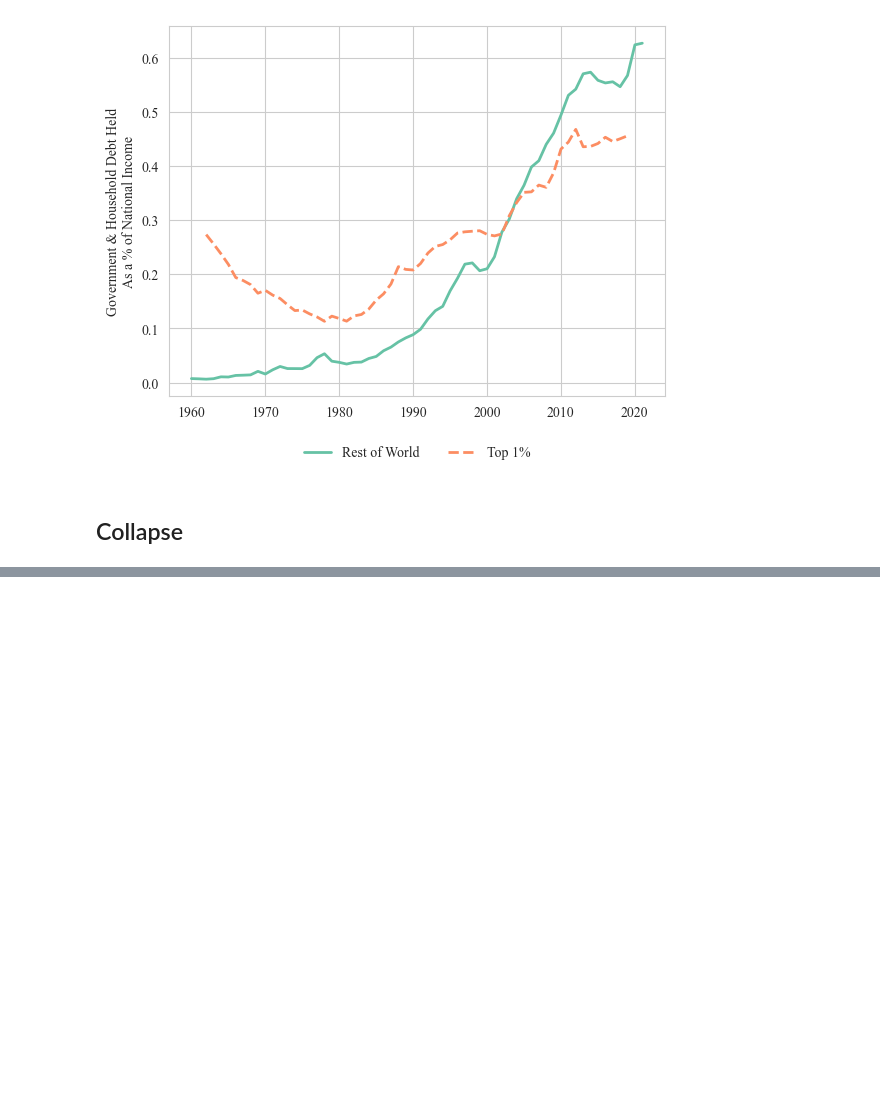
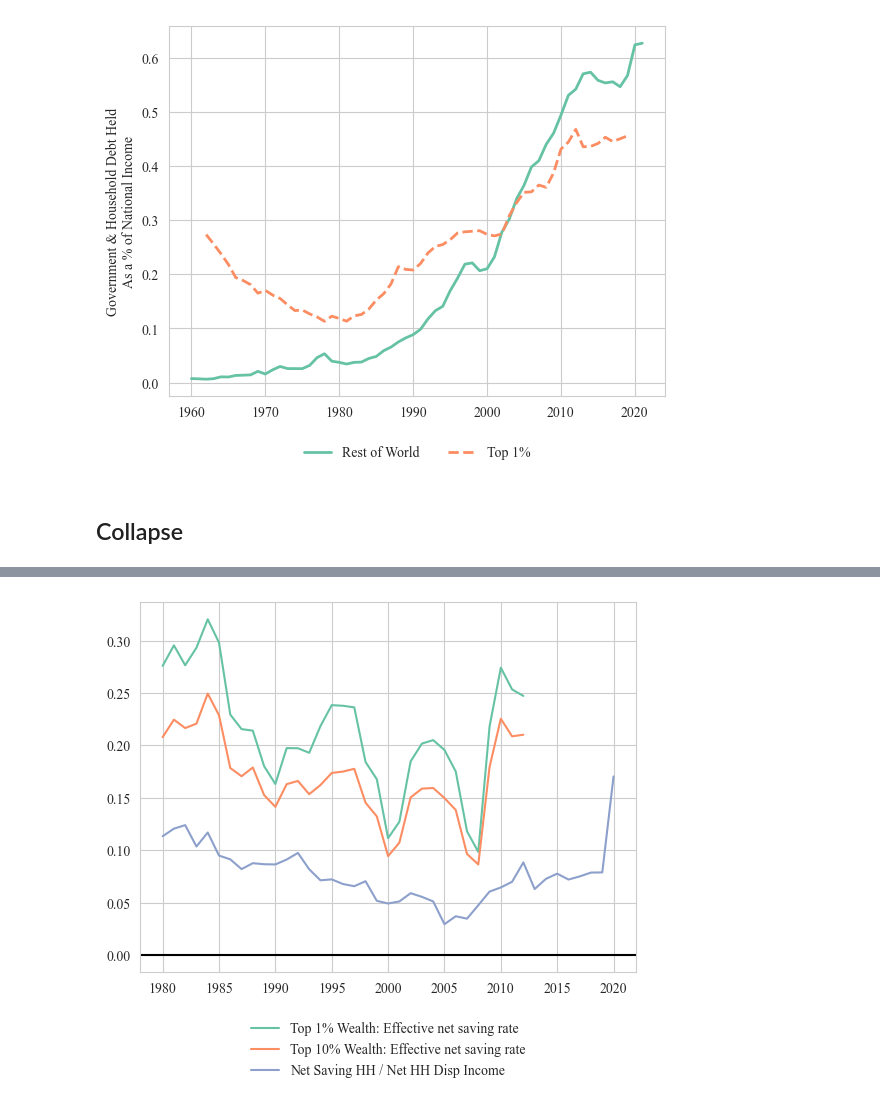
Before and after one commit to veronicabp/saving-glut, a Jupyter notebook: src/analysis/analysis.ipynb, the cells around one changed output, grey strips where cells are left out. Saved outputs shown, nothing was run; the diff lists cells and outputs as text; code cells hidden in the pictures; blank space fills up the shorter version.

```diff
--- a/src/analysis/analysis.ipynb
+++ b/src/analysis/analysis.ipynb
@@ -569,0 +621,43 @@ plt.savefig(os.path.join(figures_folder, f'financing_hh_gov_debt.png'), dpi=300,
+# %%
+def construct_us_savings(us, percentiles=[1,10], equ_sort_var='shwealth_equ_corp', hh_sort_var='shinc_ptax'):
+    # Creat effective saving rate
+    for p in percentiles:
+        p = f't{p}'
+
+        # Extend shwealth
+        us.loc[us.year<1989, f'{p}{equ_sort_var}'] = us[us.year==us[~us[f'{p}{equ_sort_var}'].isna()].year.min()][f'{p}{equ_sort_var}'].item()
+
+        us[f'{p}nsave_corp'] = us[f'{p}{equ_sort_var}'] * us['nsave_corp']
+        us[f'{p}nsave_hh'] = us[f'{p}{hh_sort_var}'] * us['nsave_hh']
+        us[f'{p}ndispinc_hh'] = us[f'{p}{hh_sort_var}'] * us['ndispinc_hh']
+
+        for typ in ['hh', 'corp']:
+            us[f'{p}esave_rate_{typ}'] = us[f'{p}nsave_{typ}']/us[f'{p}ndispinc_hh']
+
+        us[f'{p}esave_rate'] = us[f'{p}esave_rate_hh'] + us[f'{p}esave_rate_corp']
+
+    col_dict = {
+        f't{percentiles[0]}esave_rate' : f'Top {percentiles[0]}% Wealth: Effective net saving rate',
+        f't{percentiles[1]}esave_rate' : f'Top {percentiles[1]}% Wealth: Effective net saving rate',
+        f'nsave_hh2ndispinc_hh' : 'Net Saving HH / Net HH Disp Income'
+    }
+
+    fig, ax = plt.subplots()
+    for col in col_dict:
+        ax.plot(us.year, us[col], label=col_dict[col])
+    ax.legend(loc='upper center', bbox_to_anchor=(0.5, -0.1), ncol=1, frameon=False)
+    ax.axhline(0, color='black')
+# %%
+us = oecd[oecd.country=='United States']
+dfa1 = load_data('dfa_us_shwealth_bywealthgroup_a.dta', folder='raw/dfa')
+dfa2 = load_data('dfa_us_shwealth_byincomegroup_a.dta', folder='raw/dfa')
+wid = load_data('wid_wealth_income_oecd.dta', folder='raw/wid')
+
+us = us.merge(dfa1, on='year', how='left')
+us = us.merge(dfa2, on='year', how='left')
+us = us.merge(wid, on=['year','iso3'])
+us = us[us.year>=1980]
+
+construct_us_savings(us)
+# %% [output]
+[figure, added]
```
Also changed, not shown: parts of 27 cells of this notebook, 10 other files.
